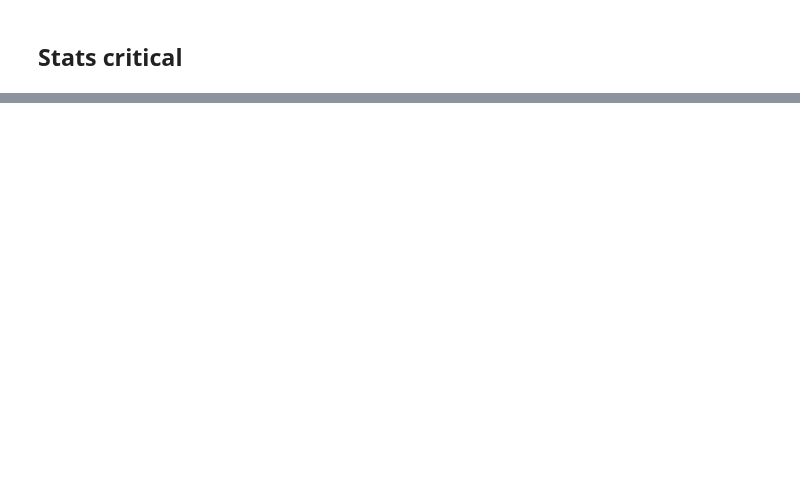
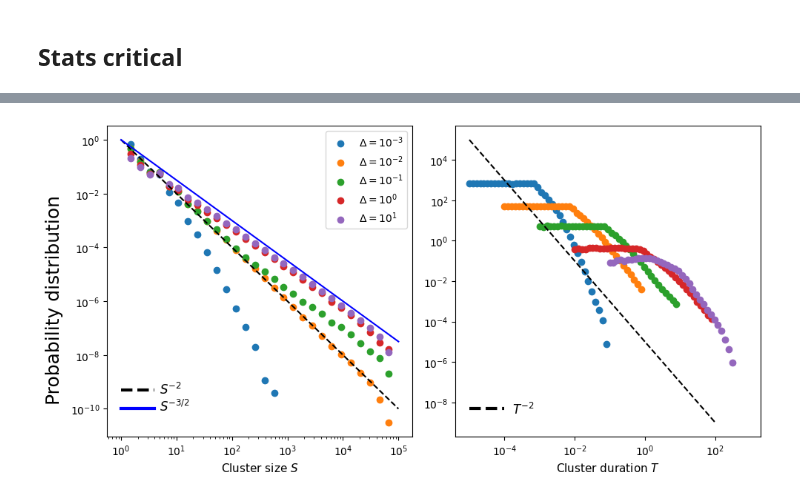
Before and after one commit to RivasAntonio/TFM, a Jupyter notebook: Códigos/Hawkes/data_bivariate_mu-2.ipynb, the cells around one changed output, grey strips where cells are left out. Cells and saved outputs as stored; diff of their text form; code cells hidden in the pictures; blank space fills up the shorter version.

```diff
--- a/Códigos/Hawkes/data_bivariate_mu-2.ipynb
+++ b/Códigos/Hawkes/data_bivariate_mu-2.ipynb
@@ -453,0 +456,48 @@ fig.tight_layout()
+# %%
+sbins = np.logspace(0, 5, 30)
+tbins = np.load(f'./data/Bivariate critical tbins mu-2.npy')
+# %%
+deltas = np.logspace(-3, 1, 5)
+sizes = [np.load(f'./data/Sizes bivariate critical Delta = {delta} mu-2.npy') for delta in deltas]
+times = [np.load(f'./data/Times bivariate critical Delta = {delta} mu-2.npy') for delta in deltas]
+shist = [np.histogram(s, density = True, bins = sbins)[0] for s in sizes]
+thist = [np.histogram(t, density = True, bins = tbins[i])[0] for i, t in enumerate(times)]
+# %%
+labels = [f'$\Delta = 10^{ {int(np.log10(delta))}}$' for delta in deltas]
+fig, axes = plt.subplots(1, 2, figsize=(10, 5))
+
+for i in range(len(deltas)):
+    axes[0].scatter(sbins[:-1], shist[i], marker = 'o', label = labels[i])
+    axes[1].scatter(tbins[i][:-1], thist[i], marker = 'o', label = labels[i])
+
+axes[0].set_xscale('log')
+axes[0].set_yscale('log')
+axes[1].set_xscale('log')
+axes[1].set_yscale('log')
+axes[0].set_xlabel('Cluster size $S$', fontsize = 11)
+axes[1].set_xlabel('Cluster duration $T$', fontsize = 11)
+axes[0].legend()
+fig.supylabel('Probability distribution', fontsize = 18)
+
+y_s = sbins**-2
+y_s2 = sbins**(-3/2)
+t_aux = np.logspace(-5, 2, 20)
+y_t = t_aux**-2 * 10**-5
+
+axes[0].plot(sbins, y_s, linestyle = '--', color = 'black', label = '$S^{-2}$')
+axes[0].plot(sbins, y_s2, color = 'blue', label = '$S^{-3/2}$')
+axes[1].plot(t_aux, y_t, linestyle = '--', color = 'black', label = '$T^{-2}$')
+
+fig.axes[0].annotate('$S^{-2}$', xy=(3.2, 1.5E-10), xycoords='data', xytext=(10, 10), textcoords='offset points', fontsize=12)
+fig.axes[0].plot(np.logspace(0.0, 0.6, 10), np.ones(10)*5E-10, color='black', linestyle='--', lw = 3)
+
+fig.axes[0].annotate('$S^{-3/2}$', xy=(3.2, 0.35E-10), xycoords='data', xytext=(10, 10), textcoords='offset points', fontsize=12)
+fig.axes[0].plot(np.logspace(0.0, 0.6, 10), np.ones(10)*1E-10, color='blue', linestyle='-', lw = 3)
+
+fig.axes[1].annotate('$T^{-2}$', xy=(0.000085, 0.85E-9), xycoords='data', xytext=(10, 10), textcoords='offset points', fontsize=12)
+fig.axes[1].plot(np.logspace(-5, -4, 10), np.ones(10)*5E-9, color='black', linestyle='--', lw = 3)
+
+
+fig.tight_layout()
+# %% [output]
+[figure, added]
```
Also changed, not shown: parts of 3 cells of this notebook, 15 other files.
